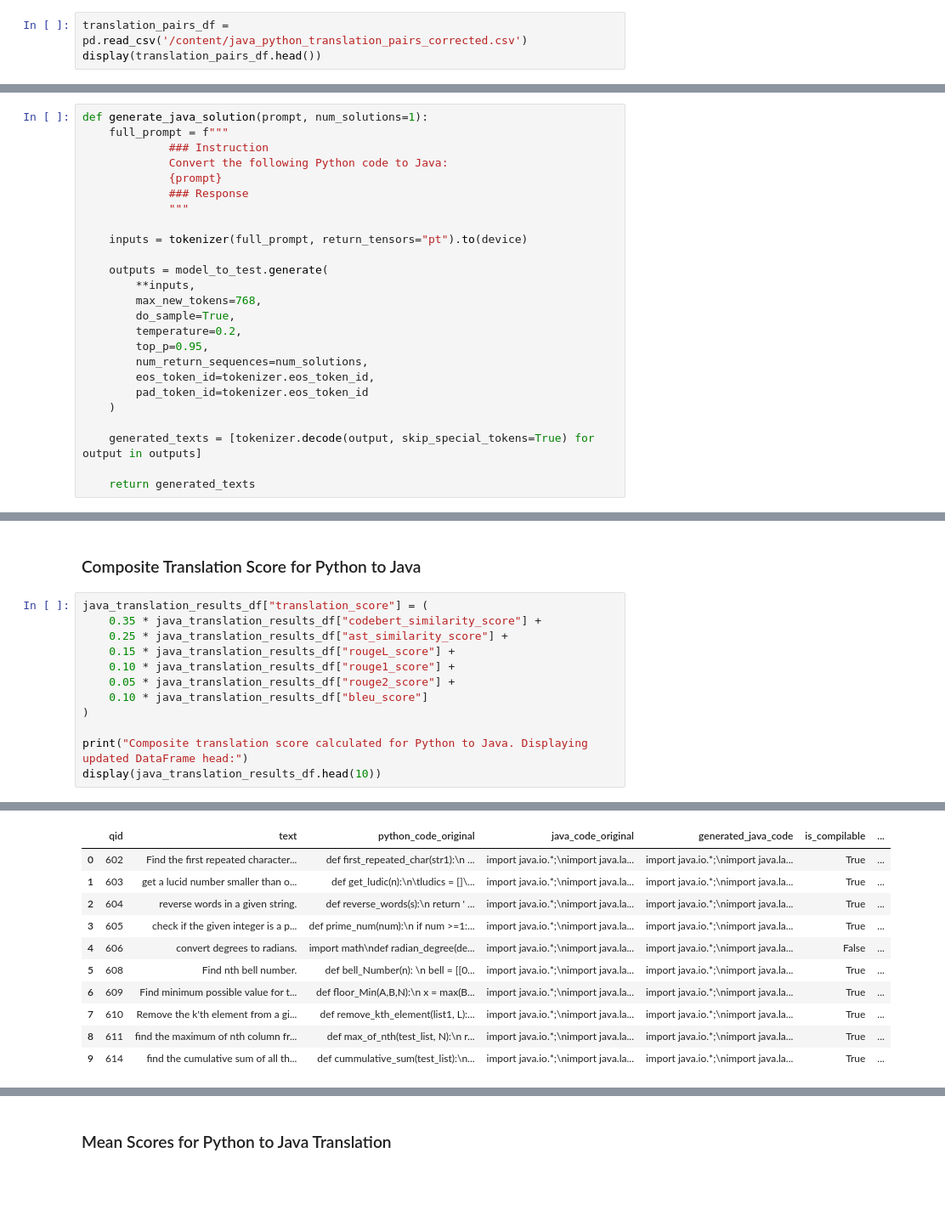
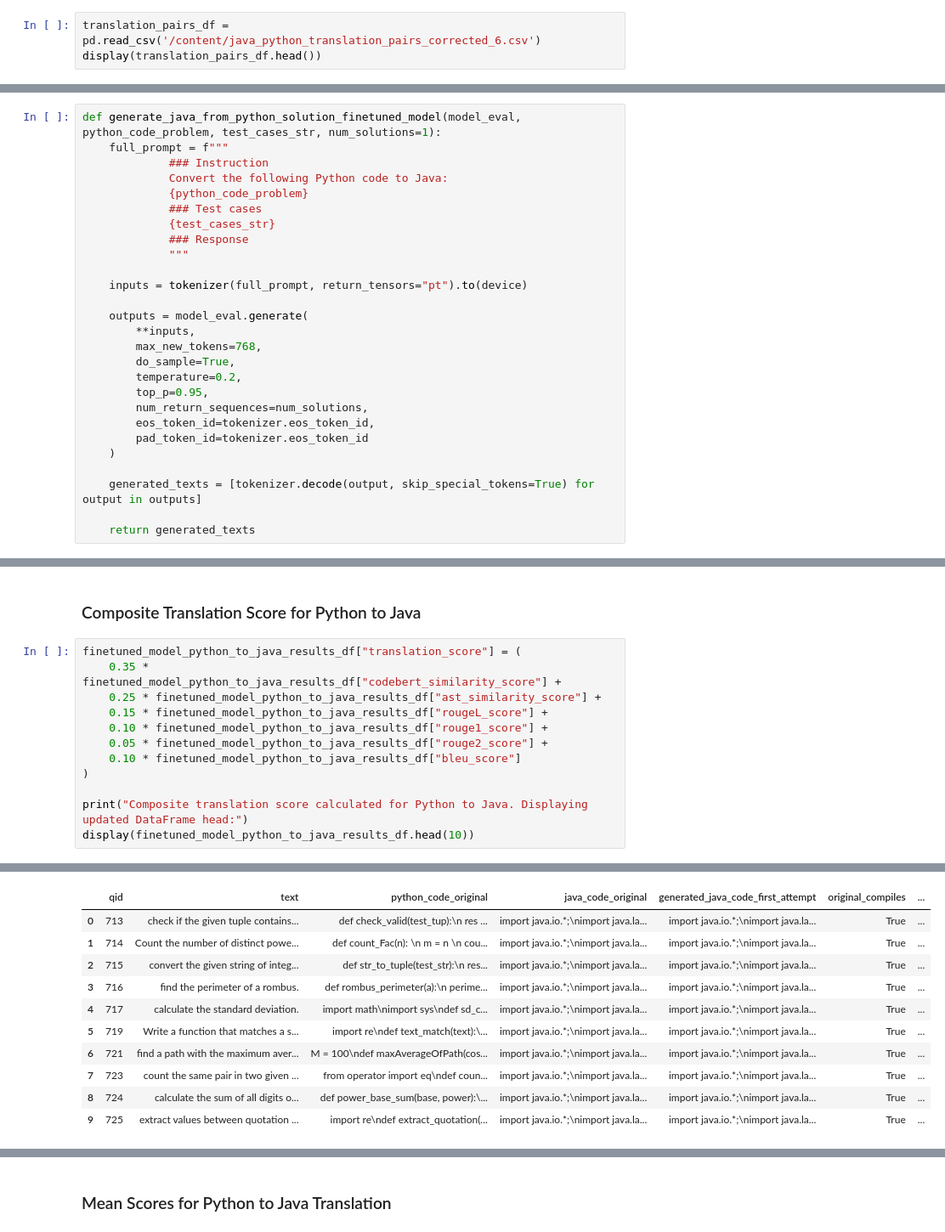
Before and after one commit to nayanjha16/CodeGen-Implementations-May_26, a Jupyter notebook: starcoder2_java2python_ast.ipynb, the cells around one changed output, grey strips where cells are left out. Shown at 85% size. Cells and saved outputs as stored; diff of their text form; blank space fills up the shorter version.

```diff
--- a/starcoder2_java2python_ast.ipynb
+++ b/starcoder2_java2python_ast.ipynb
@@ -437,4 +563,4 @@ def compare_java_python(java_problem, python_code):
 # %%
-translation_pairs_df = pd.read_csv('/content/java_python_translation_pairs_corrected.csv')
+translation_pairs_df = pd.read_csv('/content/java_python_translation_pairs_corrected_6.csv')
 display(translation_pairs_df.head())
 # %% [output]
@@ -681,17 +830,19 @@ Mean BLEU Score: 0.3929
 # %% [markdown]
 First, let's define a function to generate Java code from a Python problem description using our fine-tuned model.
 # %%
-def generate_java_solution(prompt, num_solutions=1):
+def generate_java_from_python_solution_finetuned_model(model_eval, python_code_problem, test_cases_str, num_solutions=1):
     full_prompt = f"""
              ### Instruction
              Convert the following Python code to Java:
-             {prompt}
+             {python_code_problem}
+             ### Test cases
+             {test_cases_str}
              ### Response
              """
 
     inputs = tokenizer(full_prompt, return_tensors="pt").to(device)
 
-    outputs = model_to_test.generate(
+    outputs = model_eval.generate(
         **inputs,
         max_new_tokens=768,
         do_sample=True,
@@ -816,27 +997,27 @@ Processing complete. Displaying the new DataFrame with Python-to-Java translatio
 # %% [markdown]
 ### Composite Translation Score for Python to Java
 # %%
-java_translation_results_df["translation_score"] = (
-    0.35 * java_translation_results_df["codebert_similarity_score"] +
-    0.25 * java_translation_results_df["ast_similarity_score"] +
-    0.15 * java_translation_results_df["rougeL_score"] +
-    0.10 * java_translation_results_df["rouge1_score"] +
-    0.05 * java_translation_results_df["rouge2_score"] +
-    0.10 * java_translation_results_df["bleu_score"]
+finetuned_model_python_to_java_results_df["translation_score"] = (
+    0.35 * finetuned_model_python_to_java_results_df["codebert_similarity_score"] +
+    0.25 * finetuned_model_python_to_java_results_df["ast_similarity_score"] +
+    0.15 * finetuned_model_python_to_java_results_df["rougeL_score"] +
+    0.10 * finetuned_model_python_to_java_results_df["rouge1_score"] +
+    0.05 * finetuned_model_python_to_java_results_df["rouge2_score"] +
+    0.10 * finetuned_model_python_to_java_results_df["bleu_score"]
 )
 
 print("Composite translation score calculated for Python to Java. Displaying updated DataFrame head:")
-display(java_translation_results_df.head(10))
+display(finetuned_model_python_to_java_results_df.head(10))
 # %% [output]
 Composite translation score calculated for Python to Java. Displaying updated DataFrame head:
-|  | qid | text | python_code_original | java_code_original | generated_java_code | is_compilable | ... |
-| 0 | 602 | Find the first repeated character... | def first_repeated_char(str1):\n ... | import java.io.*;\nimport java.la... | import java.io.*;\nimport java.la... | True | ... |
-| 1 | 603 | get a lucid number smaller than o... | def get_ludic(n):\n\tludics = []\... | import java.io.*;\nimport java.la... | import java.io.*;\nimport java.la... | True | ... |
-| 2 | 604 | reverse words in a given string. | def reverse_words(s):\n return ' ... | import java.io.*;\nimport java.la... | import java.io.*;\nimport java.la... | True | ... |
-| 3 | 605 | check if the given integer is a p... | def prime_num(num):\n if num >=1:... | import java.io.*;\nimport java.la... | import java.io.*;\nimport java.la... | True | ... |
-| 4 | 606 | convert degrees to radians. | import math\ndef radian_degree(de... | import java.io.*;\nimport java.la... | import java.io.*;\nimport java.la... | False | ... |
-| 5 | 608 | Find nth bell number. | def bell_Number(n): \n bell = [[0... | import java.io.*;\nimport java.la... | import java.io.*;\nimport java.la... | True | ... |
-| 6 | 609 | Find minimum possible value for t... | def floor_Min(A,B,N):\n x = max(B... | import java.io.*;\nimport java.la... | import java.io.*;\nimport java.la... | True | ... |
-| 7 | 610 | Remove the k'th element from a gi... | def remove_kth_element(list1, L):... | import java.io.*;\nimport java.la... | import java.io.*;\nimport java.la... | True | ... |
-| 8 | 611 | find the maximum of nth column fr... | def max_of_nth(test_list, N):\n r... | import java.io.*;\nimport java.la... | import java.io.*;\nimport java.la... | True | ... |
-| 9 | 614 | find the cumulative sum of all th... | def cummulative_sum(test_list):\n... | import java.io.*;\nimport java.la... | import java.io.*;\nimport java.la... | True | ... |
+|  | qid | text | python_code_original | java_code_original | generated_java_code_first_attempt | original_compiles | ... |
+| 0 | 713 | check if the given tuple contains... | def check_valid(test_tup):\n res ... | import java.io.*;\nimport java.la... | import java.io.*;\nimport java.la... | True | ... |
+| 1 | 714 | Count the number of distinct powe... | def count_Fac(n): \n m = n \n cou... | import java.io.*;\nimport java.la... | import java.io.*;\nimport java.la... | True | ... |
+| 2 | 715 | convert the given string of integ... | def str_to_tuple(test_str):\n res... | import java.io.*;\nimport java.la... | import java.io.*;\nimport java.la... | True | ... |
+| 3 | 716 | find the perimeter of a rombus. | def rombus_perimeter(a):\n perime... | import java.io.*;\nimport java.la... | import java.io.*;\nimport java.la... | True | ... |
+| 4 | 717 | calculate the standard deviation. | import math\nimport sys\ndef sd_c... | import java.io.*;\nimport java.la... | import java.io.*;\nimport java.la... | True | ... |
+| 5 | 719 | Write a function that matches a s... | import re\ndef text_match(text):\... | import java.io.*;\nimport java.la... | import java.io.*;\nimport java.la... | True | ... |
+| 6 | 721 | find a path with the maximum aver... | M = 100\ndef maxAverageOfPath(cos... | import java.io.*;\nimport java.la... | import java.io.*;\nimport java.la... | True | ... |
+| 7 | 723 | count the same pair in two given ... | from operator import eq\ndef coun... | import java.io.*;\nimport java.la... | import java.io.*;\nimport java.la... | True | ... |
+| 8 | 724 | calculate the sum of all digits o... | def power_base_sum(base, power):\... | import java.io.*;\nimport java.la... | import java.io.*;\nimport java.la... | True | ... |
+| 9 | 725 | extract values between quotation ... | import re\ndef extract_quotation(... | import java.io.*;\nimport java.la... | import java.io.*;\nimport java.la... | True | ... |
```
Also changed, not shown: parts of 101 cells of this notebook, 1 other file.
